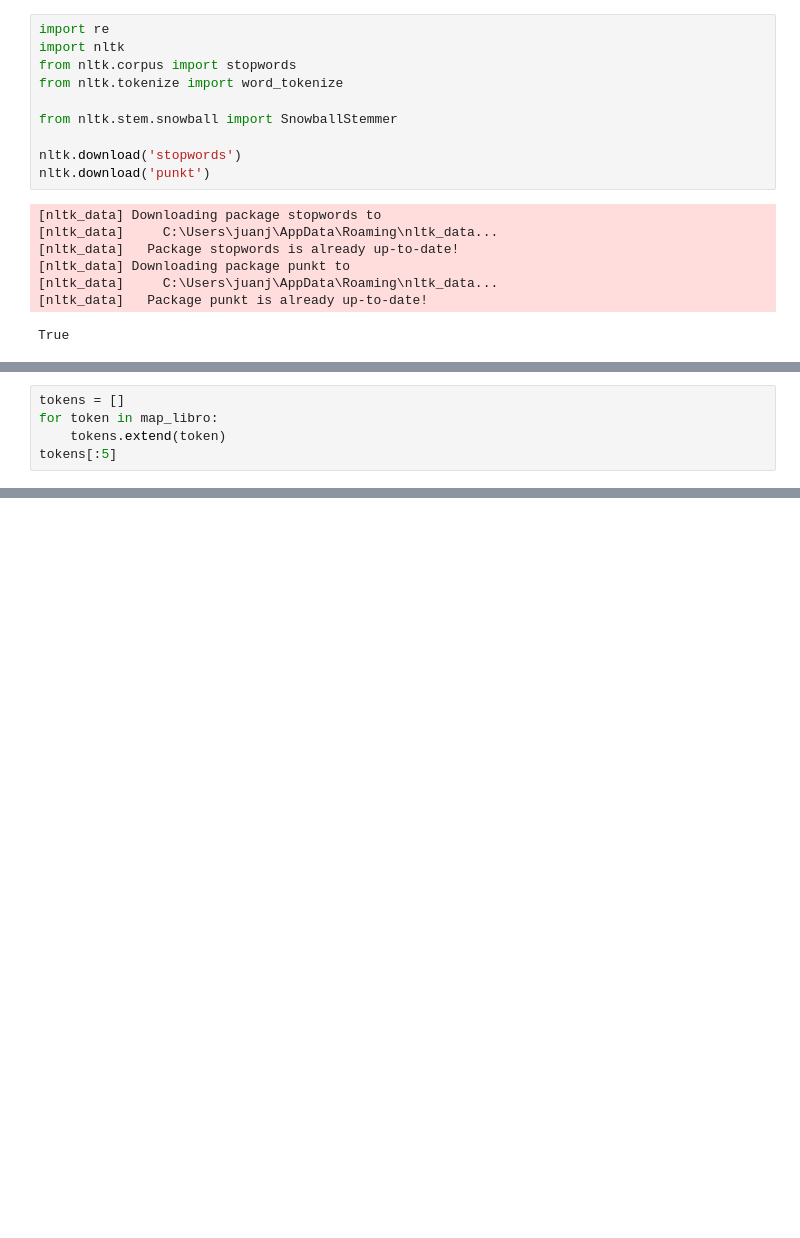
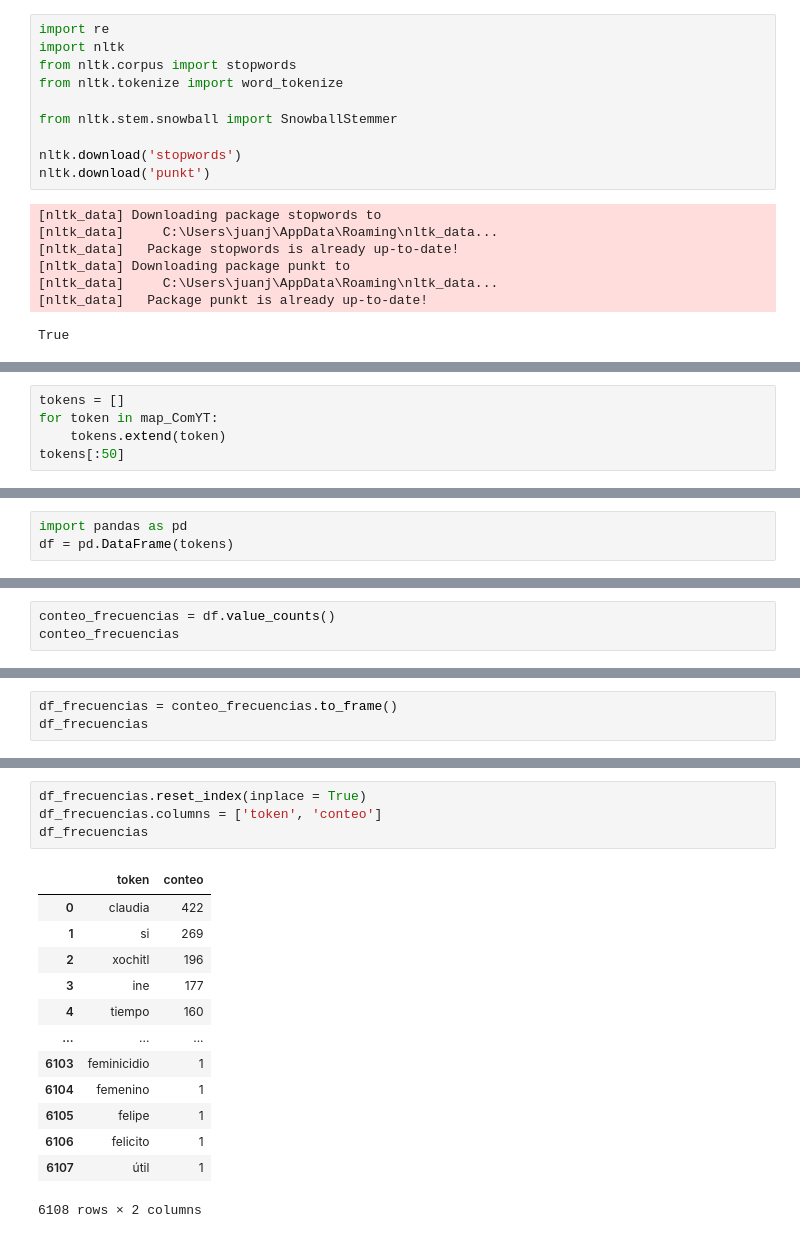
Before and after one commit to JuanJT117/Procesamiento_y_clasificacion_de_datos, a Jupyter notebook: Tareas/Tarea_1/Datos/YCD.ipynb, the cells around one changed output, grey strips where cells are left out. Cells and saved outputs as stored; diff of their text form; blank space fills up the shorter version.

```diff
--- a/Tareas/Tarea_1/Datos/YCD.ipynb
+++ b/Tareas/Tarea_1/Datos/YCD.ipynb
@@ -100,6 +218,6 @@ map_libro = list(map(tokens, str_ComYT))
 # %%
 tokens = []
-for token in map_libro:
+for token in map_ComYT:
     tokens.extend(token)
-tokens[:5]
+tokens[:50]
 # %% [output]
@@ -106,0 +241,3 @@ tokens[:5]
+# %%
+import pandas as pd
+df = pd.DataFrame(tokens)
@@ -106,0 +260,3 @@ tokens[:5]
+# %%
+conteo_frecuencias = df.value_counts()
+conteo_frecuencias
@@ -106,0 +277,3 @@ tokens[:5]
+# %%
+df_frecuencias = conteo_frecuencias.to_frame()
+df_frecuencias
@@ -106,0 +295,18 @@ tokens[:5]
+# %%
+df_frecuencias.reset_index(inplace = True)
+df_frecuencias.columns = ['token', 'conteo']
+df_frecuencias
+# %% [output]
+|  | token | conteo |
+| 0 | claudia | 422 |
+| 1 | si | 269 |
+| 2 | xochitl | 196 |
+| 3 | ine | 177 |
+| 4 | tiempo | 160 |
+| ... | ... | ... |
+| 6103 | feminicidio | 1 |
+| 6104 | femenino | 1 |
+| 6105 | felipe | 1 |
+| 6106 | felicito | 1 |
+| 6107 | útil | 1 |
+6108 rows × 2 columns
```
Also changed, not shown: parts of 20 cells of this notebook, 1 other file.
